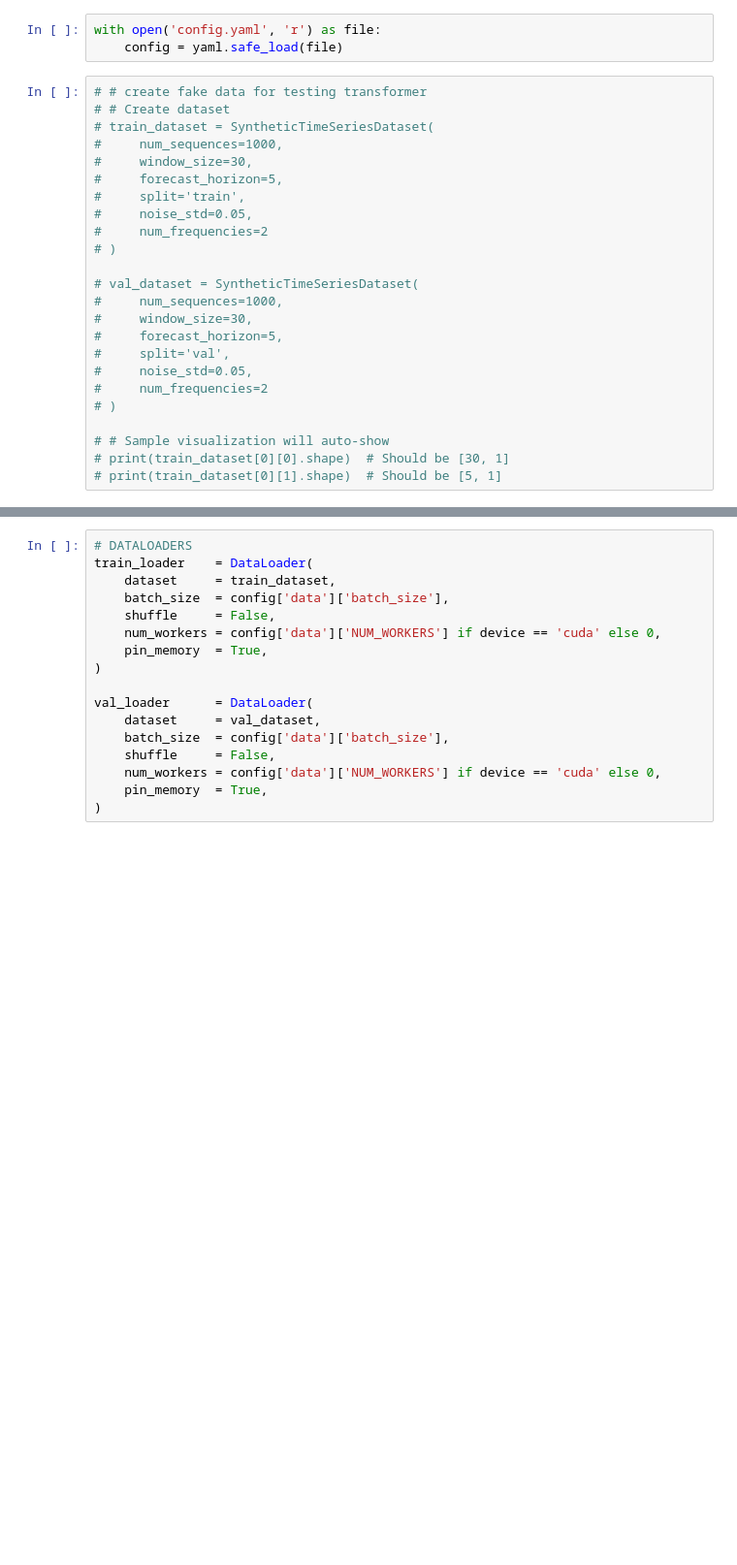
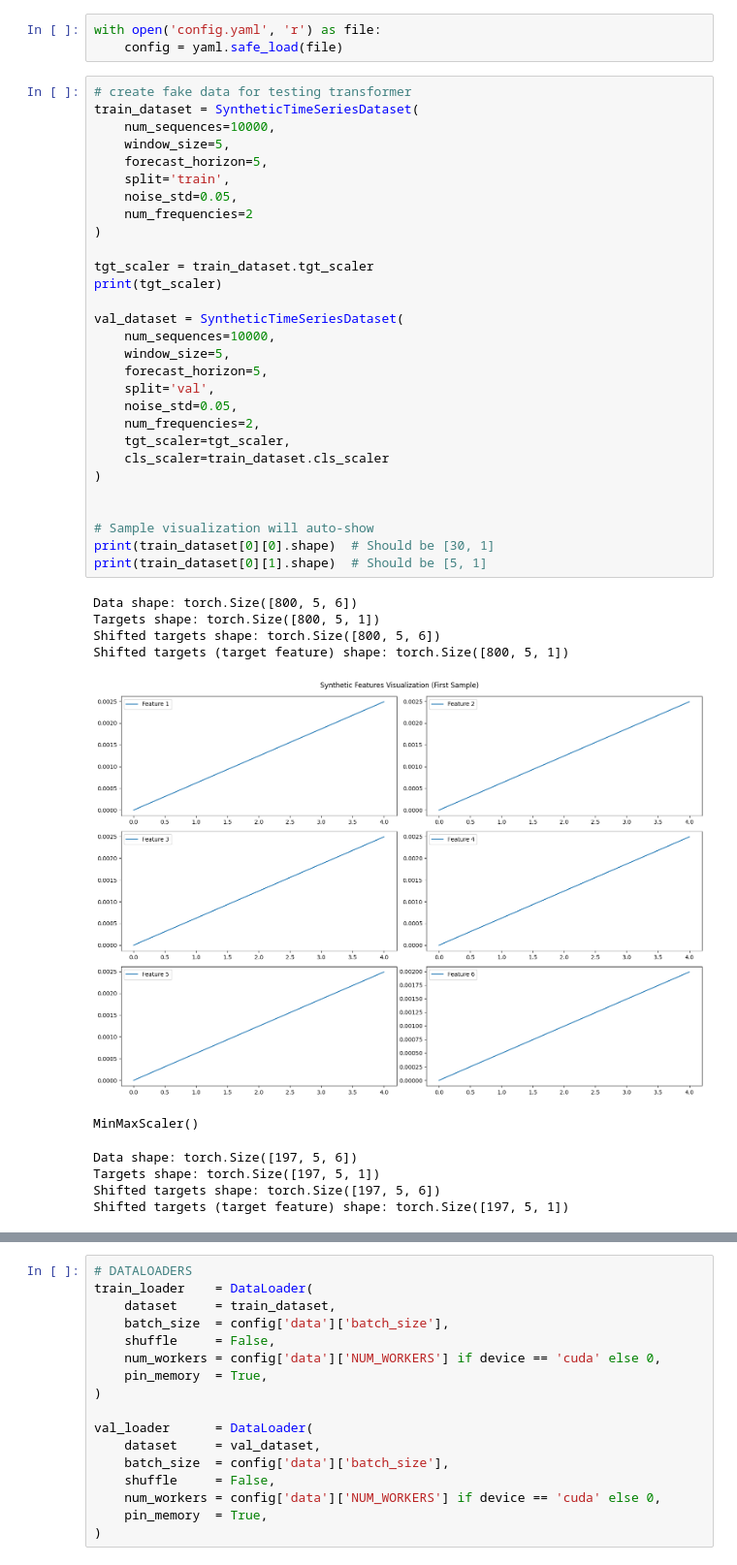
Before and after one commit to PegasusGTV/IDL_project, a Jupyter notebook: finpredictor.ipynb, the cells around one changed output, grey strips where cells are left out. Shown at 97% size. Cells and saved outputs as stored; diff of their text form; blank space fills up the shorter version.

```diff
--- a/finpredictor.ipynb
+++ b/finpredictor.ipynb
@@ -154,26 +154,42 @@ Overwriting config.yaml
 with open('config.yaml', 'r') as file:
     config = yaml.safe_load(file)
 # %%
-# # create fake data for testing transformer
-# # Create dataset
-# train_dataset = SyntheticTimeSeriesDataset(
-#     num_sequences=1000,
-#     window_size=30,
-#     forecast_horizon=5,
-#     split='train',
-#     noise_std=0.05,
-#     num_frequencies=2
-# )
+# create fake data for testing transformer
+train_dataset = SyntheticTimeSeriesDataset(
+    num_sequences=10000,
+    window_size=5,
+    forecast_horizon=5,
+    split='train',
+    noise_std=0.05,
+    num_frequencies=2
+)
 
-# val_dataset = SyntheticTimeSeriesDataset(
-#     num_sequences=1000,
-#     window_size=30,
-#     forecast_horizon=5,
-#     split='val',
-#     noise_std=0.05,
-#     num_frequencies=2
-# )
+tgt_scaler = train_dataset.tgt_scaler
+print(tgt_scaler)
 
-# # Sample visualization will auto-show
-# print(train_dataset[0][0].shape)  # Should be [30, 1]
-# print(train_dataset[0][1].shape)  # Should be [5, 1]
+val_dataset = SyntheticTimeSeriesDataset(
+    num_sequences=10000,
+    window_size=5,
+    forecast_horizon=5,
+    split='val',
+    noise_std=0.05,
+    num_frequencies=2,
+    tgt_scaler=tgt_scaler,
+    cls_scaler=train_dataset.cls_scaler
+)
+
+
+# Sample visualization will auto-show
+print(train_dataset[0][0].shape)  # Should be [30, 1]
+print(train_dataset[0][1].shape)  # Should be [5, 1]
+# %% [output]
+Data shape: torch.Size([800, 5, 6])
+Targets shape: torch.Size([800, 5, 1])
+Shifted targets shape: torch.Size([800, 5, 6])
+Shifted targets (target feature) shape: torch.Size([800, 5, 1])
+[figure, added]
+MinMaxScaler()
+Data shape: torch.Size([197, 5, 6])
+Targets shape: torch.Size([197, 5, 1])
+Shifted targets shape: torch.Size([197, 5, 6])
+Shifted targets (target feature) shape: torch.Size([197, 5, 1])
```
Also changed, not shown: parts of 8 cells of this notebook, 8 other files.
